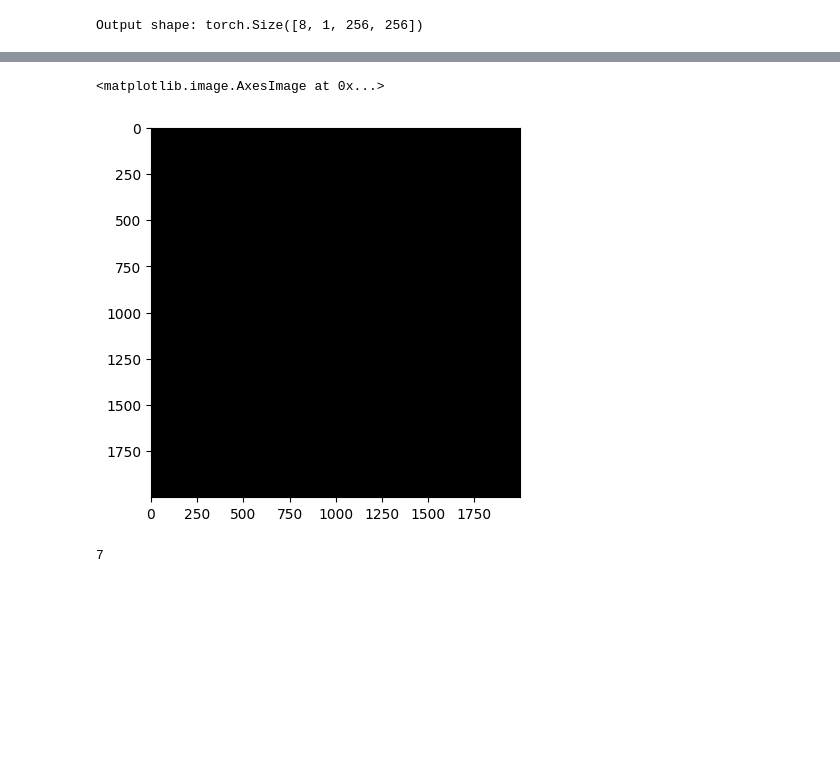
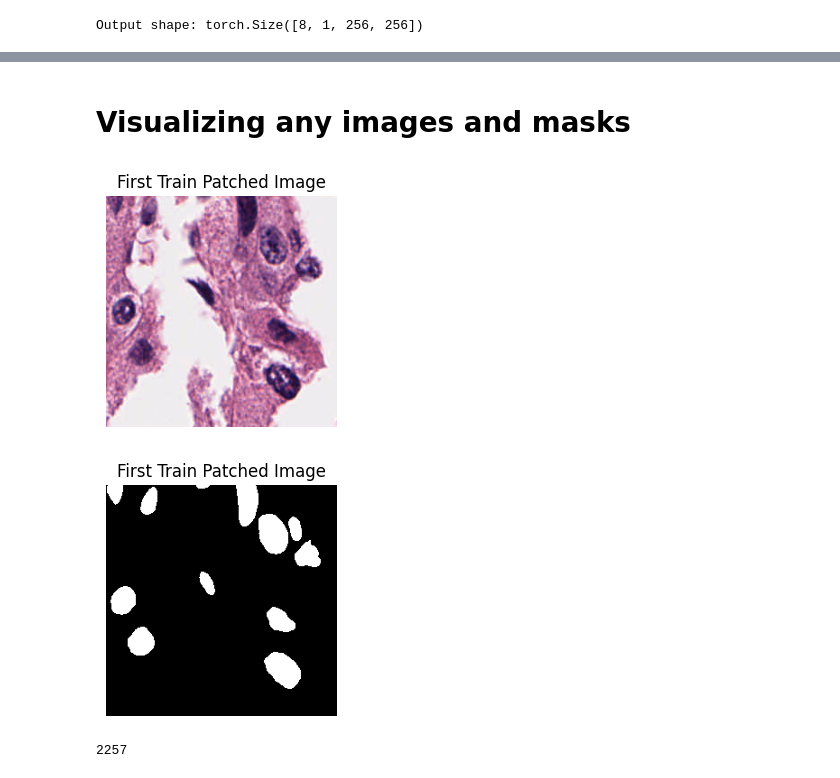
Before and after one commit to sohumgautam17/Cell_Att_UVixLSTM, a Jupyter notebook: prim_notebook.ipynb, the cells around one changed output, grey strips where cells are left out. Saved outputs shown, nothing was run; the diff lists cells and outputs as text; code cells hidden in the pictures; blank space fills up the shorter version.

```diff
--- a/prim_notebook.ipynb
+++ b/prim_notebook.ipynb
@@ -88,13 +50,42 @@ Extracted portion shape: (3, 2000, 2000)
-# %%
-import dask_image.imread
-
-image = dask_image.imread.imread(f'/mnt/data2/sohum/Cell_Att_UVixLSTM/Data/{file}')
-image = image.squeeze()
-plt.imshow(image)
-# %% [output]
-<matplotlib.image.AxesImage at 0x...>
-[figure, removed]
-# %%
-sum([4, 3])
-# %% [output]
-7
+# %% [markdown]
+# Visualizing any images and masks
+# %%
+number_img = 20000
+# %%
+import numpy as np
+import matplotlib.pyplot as plt
+
+# Load the data dictionary
+data = np.load('./Data/pannuke.npy', allow_pickle=True).item()
+
+# Get the train patched images
+train_patched_images = data.get('train_patched_images', [])
+train_patched_masks = data.get('train_patched_masks', [])
+
+# Check if images exist and display the first one
+if train_patched_images:
+    first_image = train_patched_images[number_img]
+    # print(first_image.shape)
+    plt.figure(figsize=(3, 3))
+    plt.imshow(first_image, cmap='gray')  # Adjust cmap if needed
+    plt.title('First Train Patched Image')
+    plt.axis('off')
+    plt.show()
+
+    first_mask = train_patched_masks[number_img]
+    # print(first_image.shape)
+    plt.figure(figsize=(3, 3))
+    plt.imshow(first_mask, cmap='gray')  # Adjust cmap if needed
+    plt.title('First Train Patched Image')
+    plt.axis('off')
+    plt.show()
+
+else:
+    print("No images found under the key 'train_patched_images'.")
+# %% [output]
+[figure, added]
+[figure, added]
+# %%
+print(len(train_patched_images))
+# %% [output]
+2257
```
Also changed, not shown: parts of 9 cells of this notebook, 15 other files.
